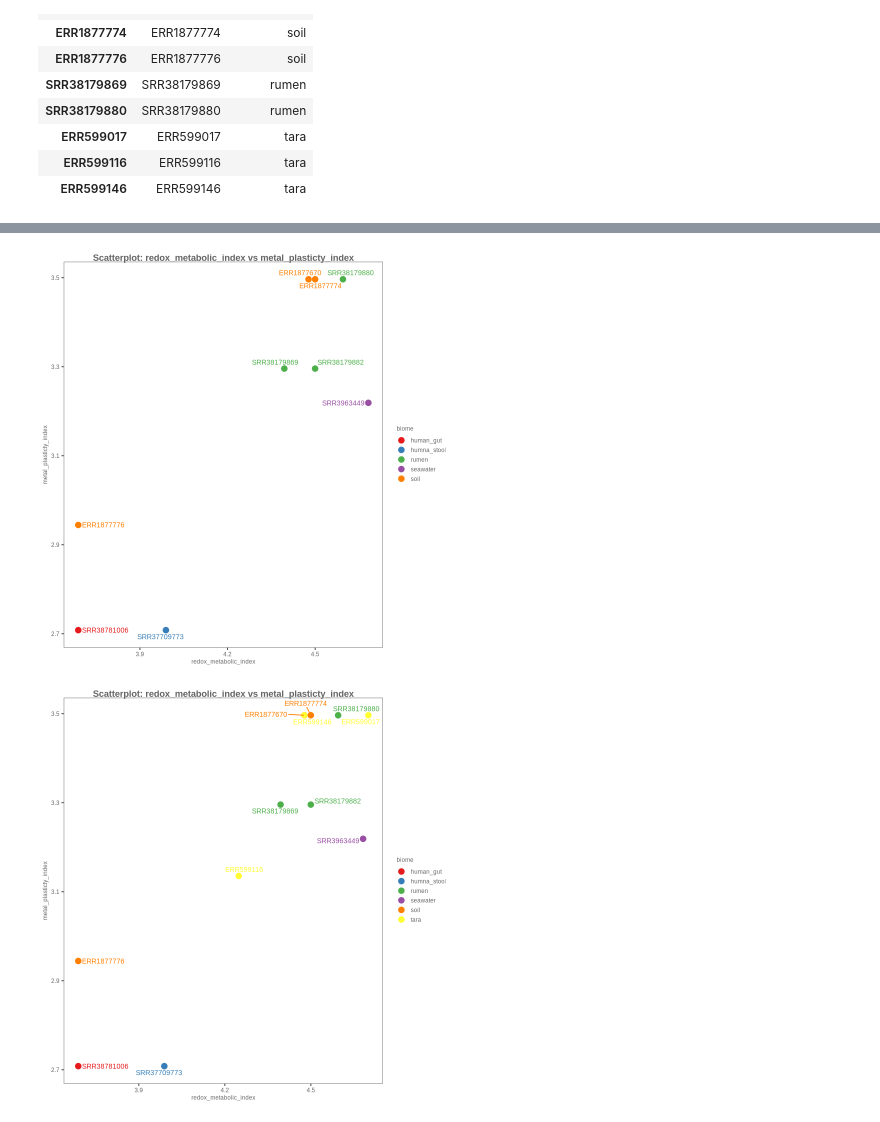
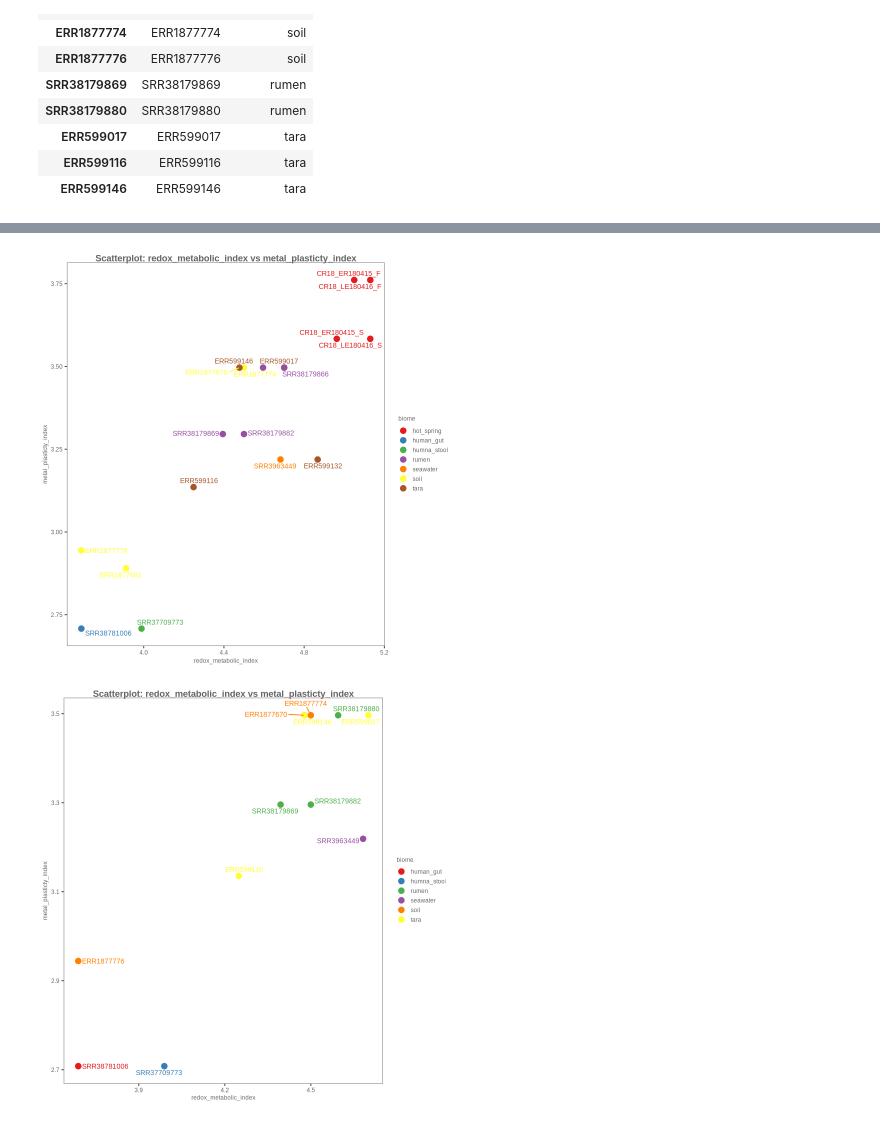
Before and after one commit to EdoT99/geomosaic_cookbook, a Jupyter notebook: notebooks/geomosaic_rmi-rpi-indexes.ipynb, the cells around one changed output, grey strips where cells are left out. Drawn from its saved outputs; the diff is of its cells as text; code cells hidden in the pictures.

Commit message:
added 4 hot-springs and 1 rumen, 1 soil to plot

```diff
--- a/notebooks/geomosaic_rmi-rpi-indexes.ipynb
+++ b/notebooks/geomosaic_rmi-rpi-indexes.ipynb
@@ -114,3 +118,5 @@ A data.frame: 12 × 6
 | ERR599017 | 4.7005 | 3.4965 | Cu;Fe;Ln;Mo;Ni;NiCu | CuMo;Fe;Mo;MoCo;Ni;W | Arsenate;CO2;DMSO;Methanol;Nitrat... | ... |
 | ERR599116 | 4.2485 | 3.1355 | Cu;Fe;Mg;Mo | CuMo;Fe;Mo;MoCo;Ni;W | Arsenate;DMSO;Lactate;Nitric oxid... | ... |
 | ERR599146 | 4.4773 | 3.4965 | Cu;Fe;Ln;Mo;Ni;NiCu | CuMo;Fe;Mo;MoCo;Ni;W | Arsenate;CO2;Methanol;Nitrate;Nit... | ... |
+# %%
+df_3 <- read.delim("../tables/gm_gathering/redox_metal_plasticity_index_4/redox_metal_indexes.tsv", row.names = 1)
@@ -139,7 +167,7 @@ rownames(dt) <- dt$samples
 dt_2 <- data.frame(samples = c("SRR38179882","SRR38781006","SRR37709773","SRR3963449","ERR1877670","ERR1877774","ERR1877776","SRR38179869","SRR38179880","ERR599017","ERR599116","ERR599146"), biome = c("rumen","human_gut","humna_stool","seawater","soil","soil","soil","rumen","rumen","tara","tara","tara"))
 rownames(dt_2) <- dt_2$samples
 # %%
-dt_3 <-  data.frame(samples = c("SRR38179882","SRR38781006","SRR37709773","SRR3963449","ERR1877670","ERR1877774","ERR1877776","SRR38179869","SRR38179880","ERR599017","ERR599116","ERR599146","ERR599132","ERR1877661"), biome = c("rumen","human_gut","humna_stool","seawater","soil","soil","soil","rumen","rumen","tara","tara","tara","tara","soil"))
+dt_3 <-  data.frame(samples = c("SRR38179882","SRR38781006","SRR37709773","SRR3963449","ERR1877670","ERR1877774","ERR1877776","SRR38179869","SRR38179880","ERR599017","ERR599116","ERR599146","ERR599132","ERR1877661","CR18_LE180416_F","CR18_LE180416_S","CR18_ER180415_F","CR18_ER180415_S","SRR38179866"), biome = c("rumen","human_gut","humna_stool","seawater","soil","soil","soil","rumen","rumen","tara","tara","tara","tara","soil","hot_spring","hot_spring","hot_spring","hot_spring","rumen"))
 rownames(dt_3) <- dt_3$samples
 # %%
 dt_3
@@ -163,0 +194,4 @@ A data.frame: 14 × 2
+# %%
+combined_df_3 <- merge(df_3, dt_3, by = 0, all.x = TRUE, )
+combined_df_3$Row.names <- NULL
+rownames(combined_df_3) <- combined_df_3$samples
@@ -239,9 +295,9 @@ plot_scatter <- function(df, x_col, y_col, color_col,label_col) {
     scale_color_brewer(palette = "Set1")
 }
 # %%
-plot_scatter(combined_df, "redox_metabolic_index", "metal_plasticty_index","biome","samples")
+plot_scatter(combined_df_3, "redox_metabolic_index", "metal_plasticty_index","biome","samples")
 # %% [output]
-[figure, old version]
+[figure, new version]
 # %%
 plot_scatter(combined_df_2, "redox_metabolic_index", "metal_plasticty_index","biome","samples")
 # %% [output]
```
Also changed, not shown: parts of 4 cells of this notebook.
